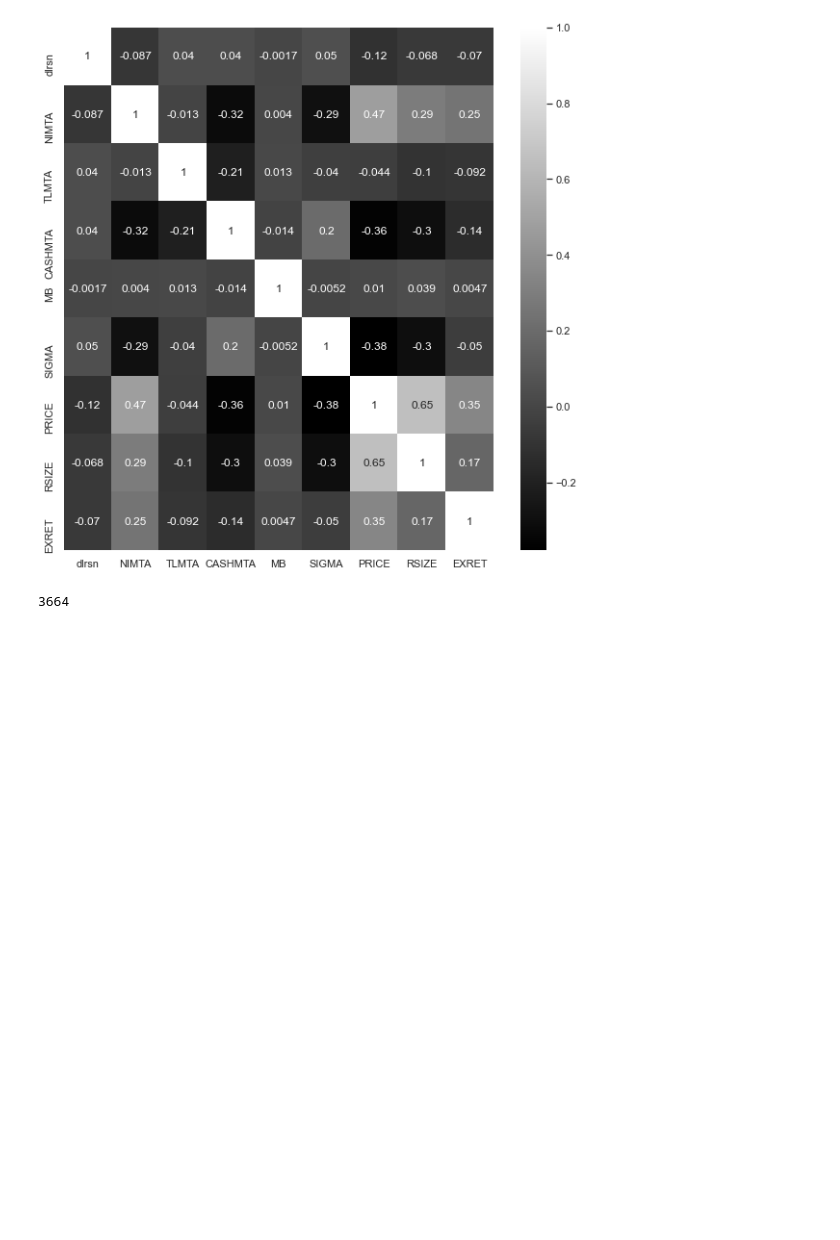
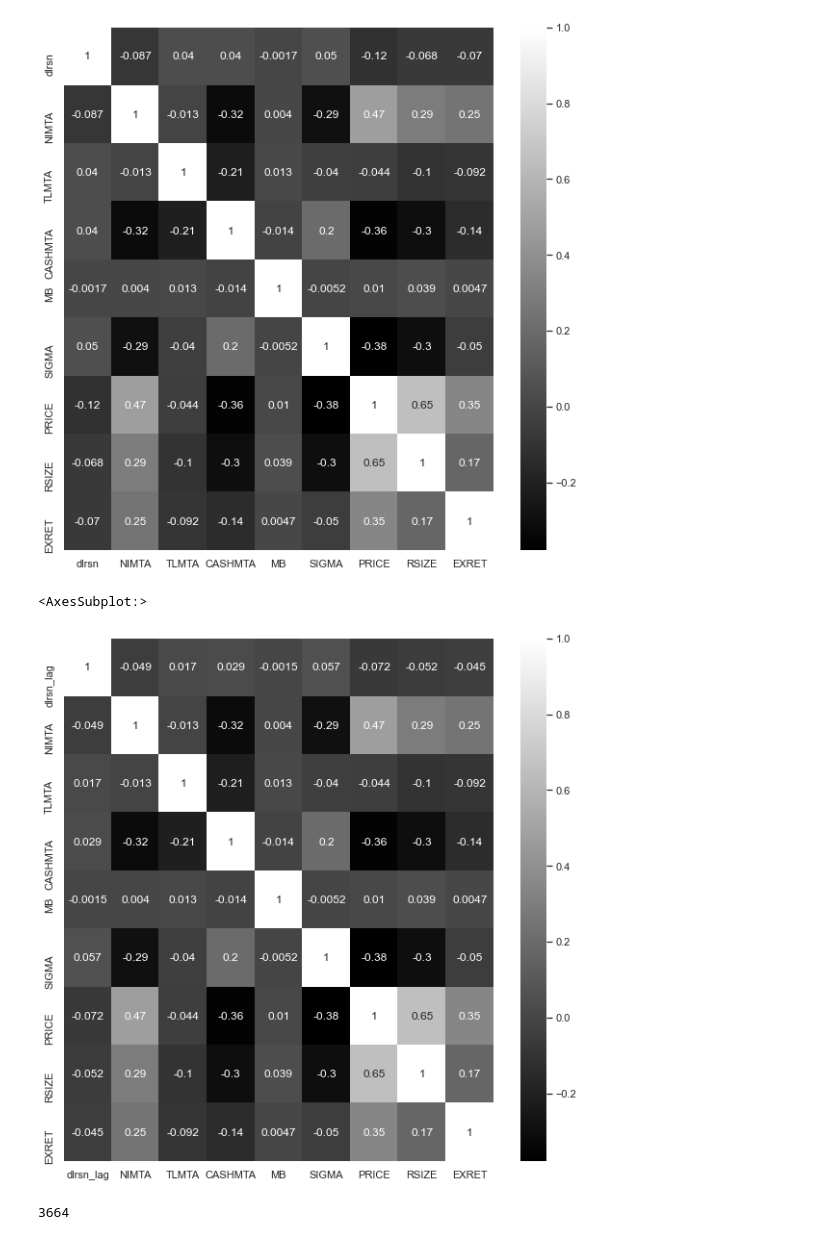
Before and after one commit to evamferreira/Thesis_Rep, a Jupyter notebook: Data/data_treat.ipynb, the cells around one changed output. Cells and saved outputs as stored; diff of their text form; code cells hidden in the pictures; blank space fills up the shorter version.

```diff
--- a/Data/data_treat.ipynb
+++ b/Data/data_treat.ipynb
@@ -757,0 +760,2 @@ dfo.drop(dfo.index[dfo['PERMCO']==54879], inplace=True)
+# %%
+dfo['dlrsn'] = dfo.groupby('PERMCO')['dlrsn'].fillna(method='bfill')
@@ -758,5 +782,5 @@ dfo.drop(dfo.index[dfo['PERMCO']==54879], inplace=True)
 # %%
-column_na = ['tic', 'conm', 'dlrsn', 'gind']
+column_na = ['tic', 'conm', 'gind']
 for column in column_na:
     # find lat 'tic' value for each 'PERMCO'
     lookup = dfo[['PERMCO', column]].groupby('PERMCO').last()[column]
@@ -853,3 +846,15 @@ sns.heatmap(corr, annot=True, ax=ax, cmap='gray')
 # %% [output]
 <AxesSubplot:>
 [figure]
+# %%
+df_shifts = merge_df
+# %%
+df_shifts['dlrsn_lag'] = df_shifts.groupby(['PERMCO'])['dlrsn'].shift(-1)
+# %%
+df_corrlag = df_shifts[['dlrsn_lag','NIMTA', 'TLMTA', 'CASHMTA', 'MB', 'SIGMA', 'PRICE', 'RSIZE', 'EXRET']]
+corr_lag = df_corrlag.corr()
+fig, ax = plt.subplots(figsize=(10,10))
+sns.heatmap(corr_lag, annot=True, ax=ax, cmap='gray')
+# %% [output]
+<AxesSubplot:>
+[figure, added]
```
Also changed, not shown: parts of 12 cells of this notebook, 13 other files.
